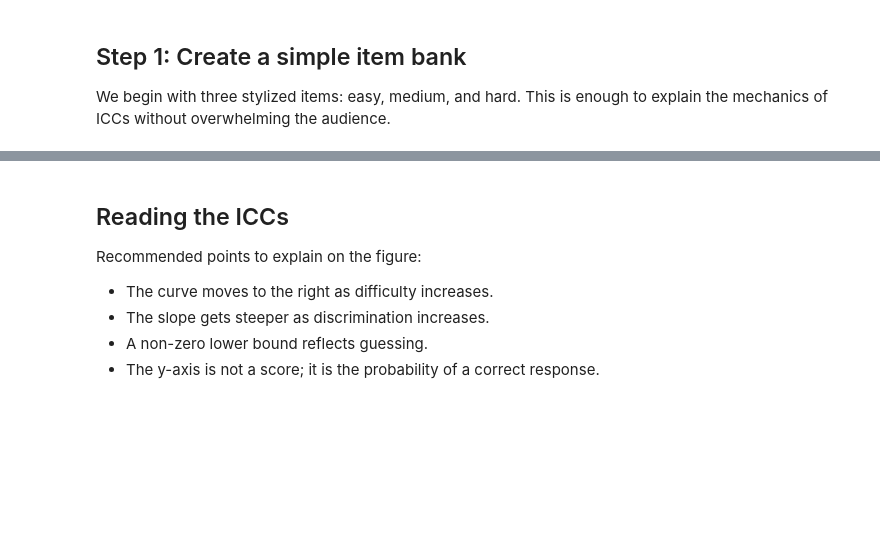
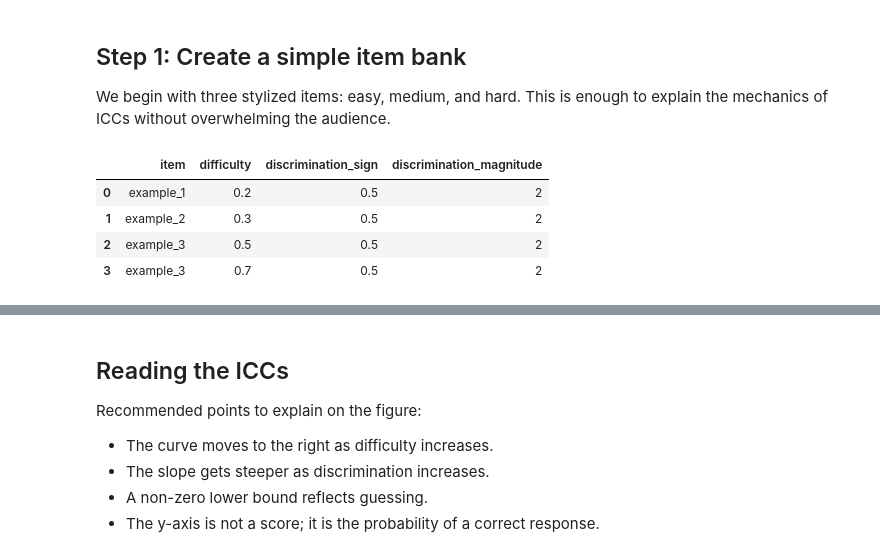
Before and after one commit to Manuelfjr/latent-ability-ml, a Jupyter notebook: notebooks/02_irt_beta4_icc.ipynb, the cells around one changed output, grey strips where cells are left out. Cells and saved outputs as stored; diff of their text form; code cells hidden in the pictures; blank space fills up the shorter version.

```diff
--- a/notebooks/02_irt_beta4_icc.ipynb
+++ b/notebooks/02_irt_beta4_icc.ipynb
@@ -26,7 +33,39 @@ This is enough to explain the mechanics of ICCs without overwhelming the audienc
 # %%
-theta = np.linspace(-4, 4, 300)
-item_bank = make_item_bank()
+item_bank = make_item_bank(
+        [
+        {
+            "item": "example_1",
+            "difficulty": 0.2,
+            "discrimination_sign": 0.5,
+            "discrimination_magnitude": 2,
+        },
+        {
+            "item": "example_2",
+            "difficulty": 0.3,
+            "discrimination_sign": 0.5,
+            "discrimination_magnitude": 2,
+        },
+        {
+            "item": "example_3",
+            "difficulty": 0.5,
+            "discrimination_sign": 0.5,
+            "discrimination_magnitude": 2,
+        },
+        {
+            "item": "example_3",
+            "difficulty": 0.7,
+            "discrimination_sign": 0.5,
+            "discrimination_magnitude": 2,
+        },
+    ]
+)
 item_bank
+# %% [output]
+|  | item | difficulty | discrimination_sign | discrimination_magnitude |
+| 0 | example_1 | 0.2 | 0.5 | 2 |
+| 1 | example_2 | 0.3 | 0.5 | 2 |
+| 2 | example_3 | 0.5 | 0.5 | 2 |
+| 3 | example_3 | 0.7 | 0.5 | 2 |
 # %%
 ax = plot_iccs(item_bank, theta=theta)
 plt.show()
```
Also changed, not shown: parts of 5 cells of this notebook, 4 other files.
